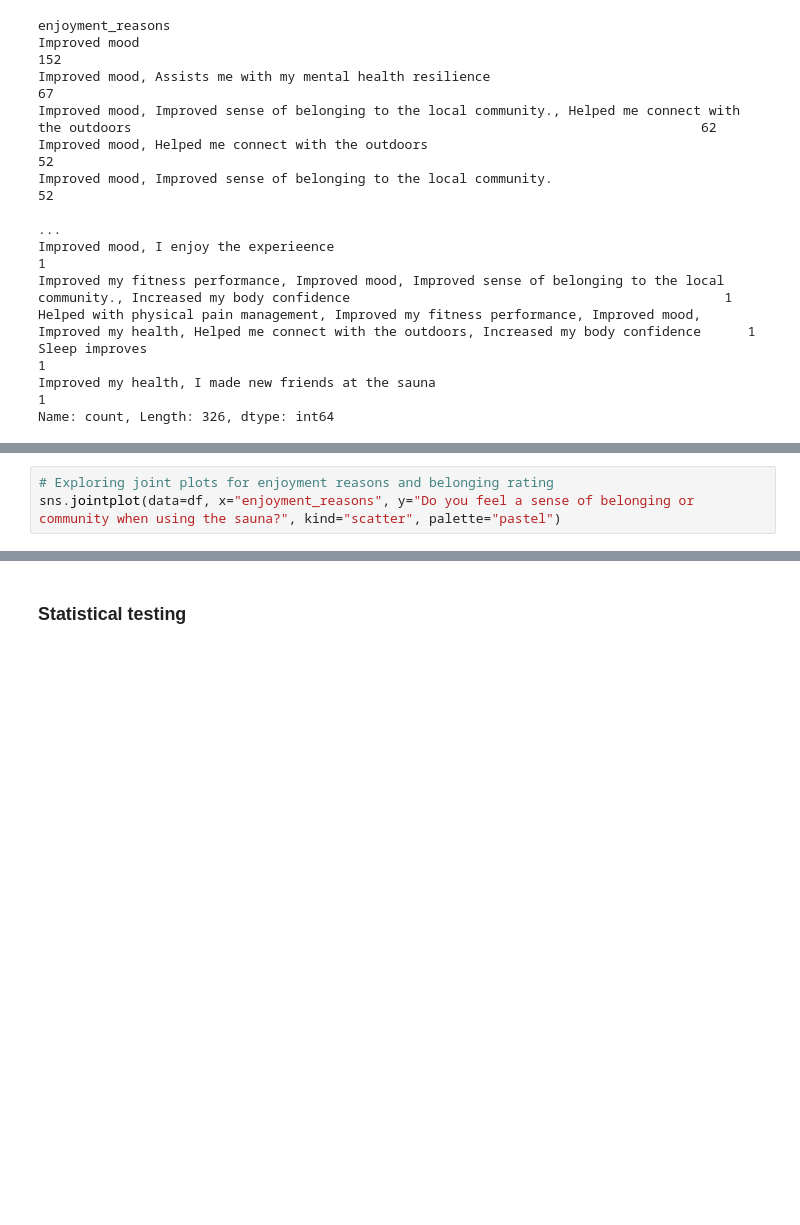
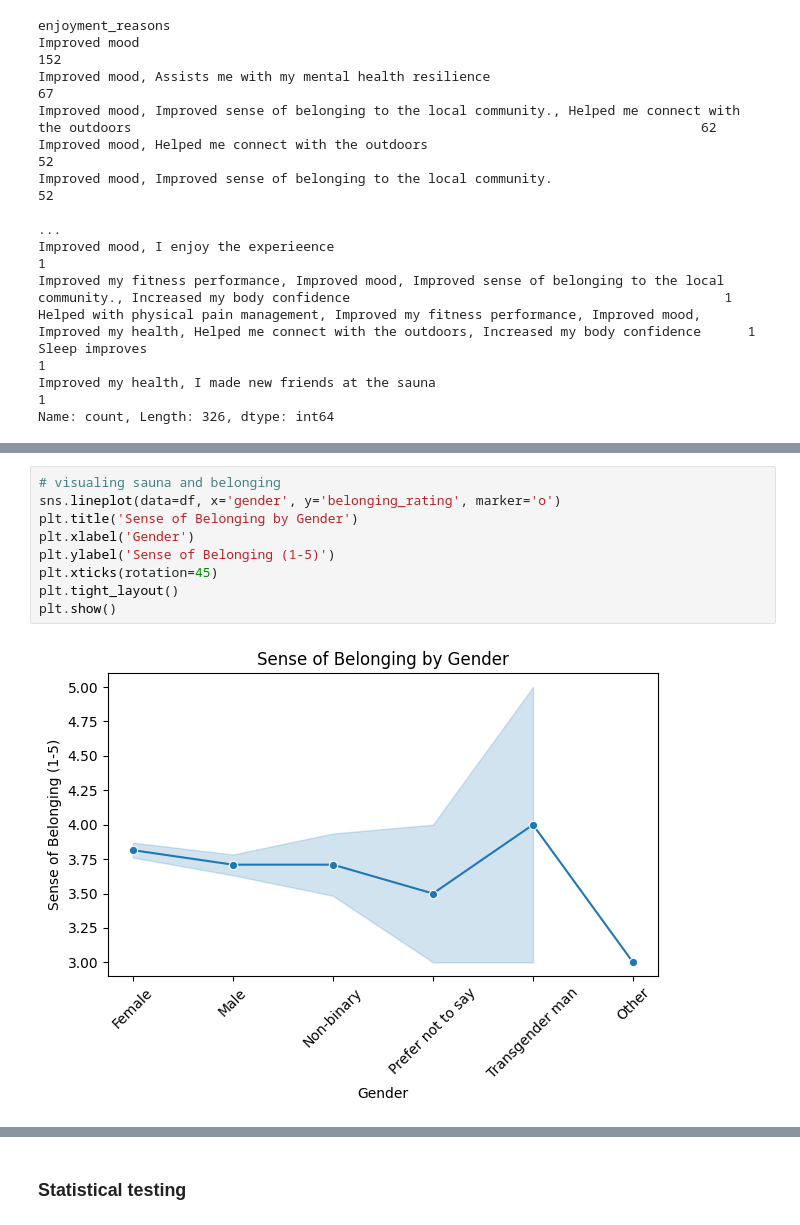
Before and after one commit to RachaelJadeMcGrath/Capstone, a Jupyter notebook: capstone_analysis.ipynb, the cells around one changed output, grey strips where cells are left out. Drawn from its saved outputs; the diff is of its cells as text; blank space fills up the shorter version.

```diff
--- a/capstone_analysis.ipynb
+++ b/capstone_analysis.ipynb
@@ -503,3 +534,11 @@ plt.show()
-# %%
-# Exploring joint plots for enjoyment reasons and belonging rating
-sns.jointplot(data=df, x="enjoyment_reasons", y="Do you feel a sense of belonging or community when using the sauna?", kind="scatter", palette="pastel")
+# %%
+# visualing sauna and belonging
+sns.lineplot(data=df, x='gender', y='belonging_rating', marker='o')
+plt.title('Sense of Belonging by Gender')
+plt.xlabel('Gender')
+plt.ylabel('Sense of Belonging (1-5)')
+plt.xticks(rotation=45)
+plt.tight_layout()
+plt.show()
+# %% [output]
+[figure, added]
```
Also changed, not shown: parts of 45 cells of this notebook, 3 other files.
